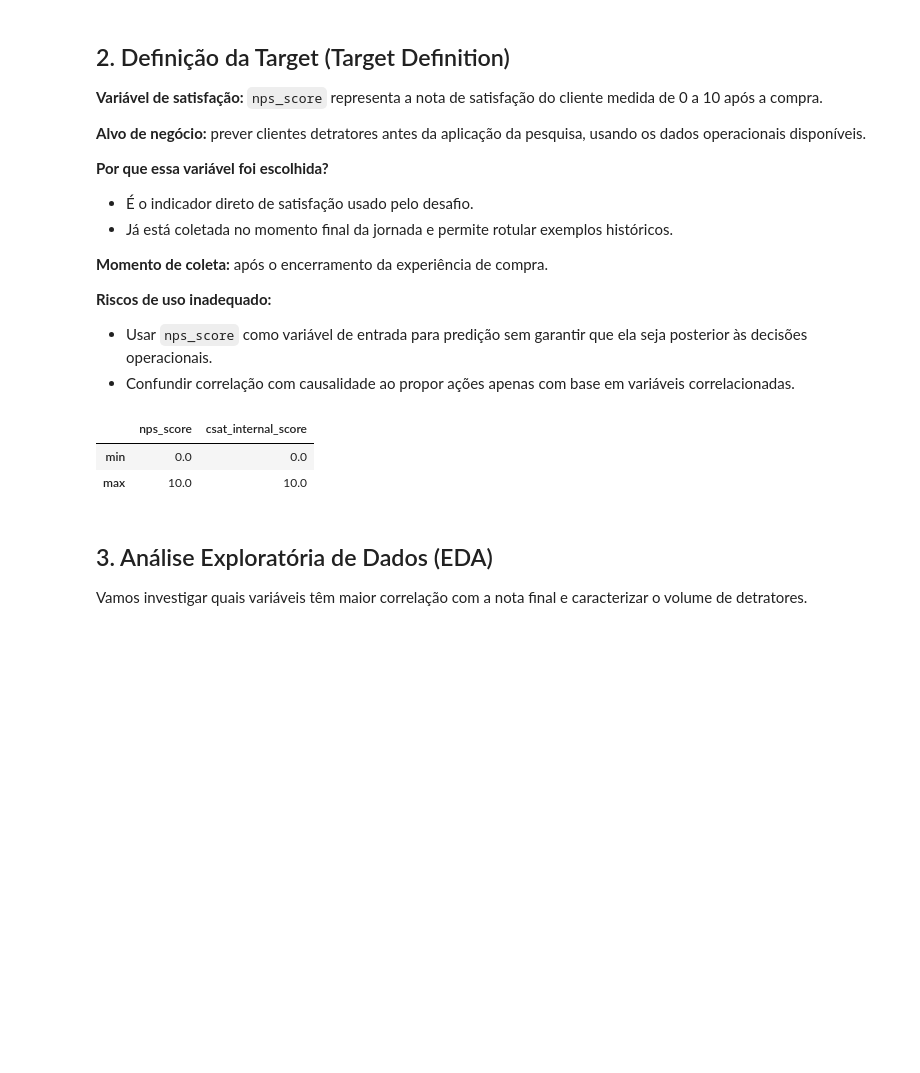
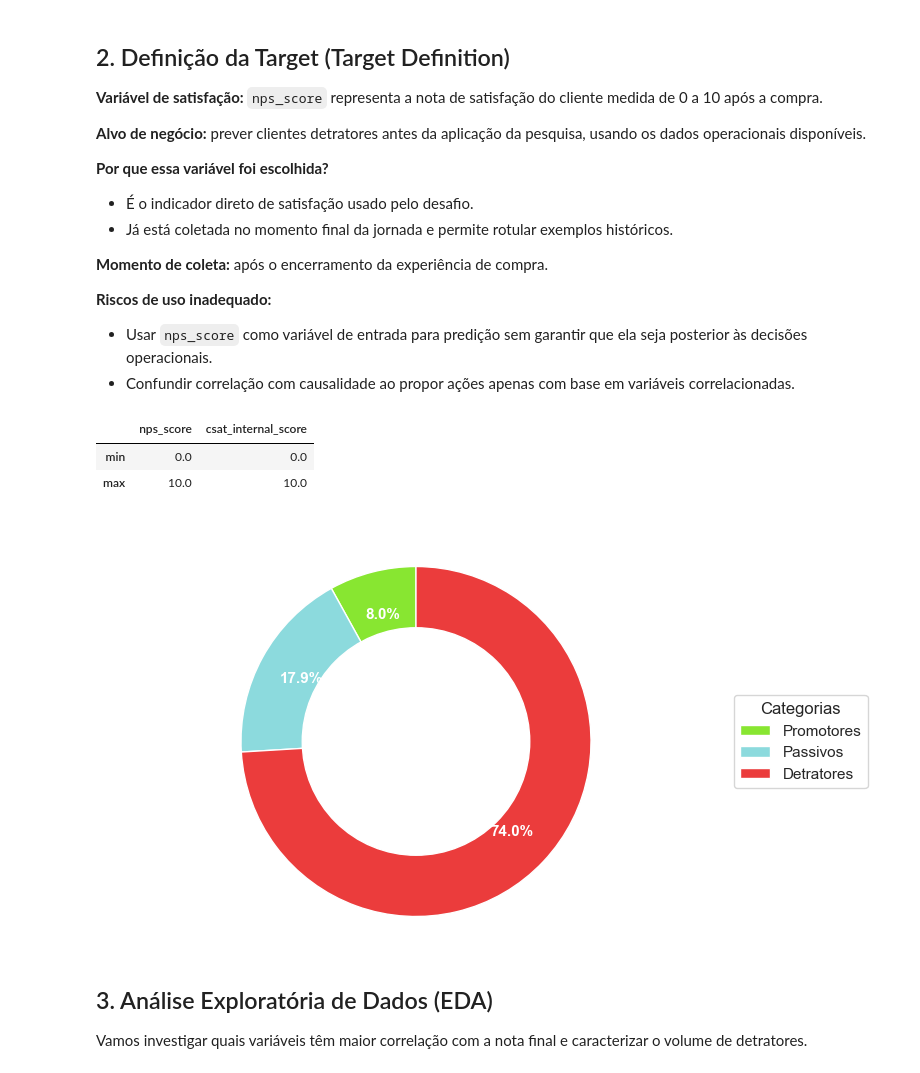
Before and after one commit to tuanyfortunato/CaseNPSPreditivo, a Jupyter notebook: notebooks/CaseNpsPreditivo_Final.ipynb, the cells around one changed output. Saved outputs shown, nothing was run; the diff lists cells and outputs as text; code cells hidden in the pictures; blank space fills up the shorter version.

```diff
--- a/notebooks/CaseNpsPreditivo_Final.ipynb
+++ b/notebooks/CaseNpsPreditivo_Final.ipynb
@@ -189,6 +154,48 @@ df[['nps_score','csat_internal_score']].agg(["min", "max"])
 |  | nps_score | csat_internal_score |
 | min | 0.0 | 0.0 |
 | max | 10.0 | 10.0 |
+# %%
+# Gráfico de composição do NPS
+# Calcular proporções (valores entre 0 e 1)
+nps_proportions = df_clean['nps_category'].value_counts(normalize=True)
+
+labels = ['Promotores', 'Passivos', 'Detratores']
+sizes = [
+    nps_proportions.get('Promotor', 0),
+    nps_proportions.get('Passivo', 0),
+    nps_proportions.get('Detrator', 0)
+]
+cores = ["#88E631", "#8CDADD", "#EB3C3C"]
+
+# Contagens absolutas para referência
+nps_counts = df_clean['nps_category'].value_counts()
+counts = [
+    nps_counts.get('Promotor', 0),
+    nps_counts.get('Passivo', 0),
+    nps_counts.get('Detrator', 0)
+]
+
+fig, ax = plt.subplots(figsize=(8, 5))
+wedges, texts, autotexts = ax.pie(
+    sizes,
+    labels=labels,
+    autopct='%1.1f%%',
+    startangle=90,
+    colors=cores,
+    textprops=dict(color="white", fontsize=11, fontweight='bold'),
+    pctdistance=0.75
+)
+
+# Transformando em donut
+centro_circulo = plt.Circle((0,0), 0.65, fc="#FFFFFF")
+fig.gca().add_artist(centro_circulo)
+
+ax.axis('equal')
+plt.title('Composição do NPS', color='white', fontsize=14, fontweight='bold')
+plt.legend(wedges, labels, title="Categorias", loc="center left", bbox_to_anchor=(1, 0, 0.5, 1))
+plt.show()
+# %% [output]
+[figure, added]
 # %% [markdown]
 ## 3. Análise Exploratória de Dados (EDA)
 Vamos investigar quais variáveis têm maior correlação com a nota final e caracterizar o volume de detratores.
```
Also changed, not shown: parts of 8 cells of this notebook, 12 other files.
